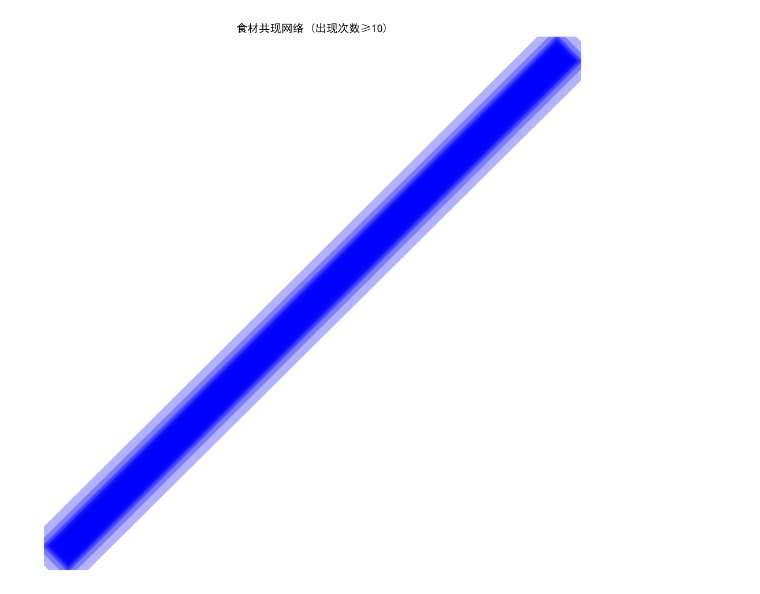
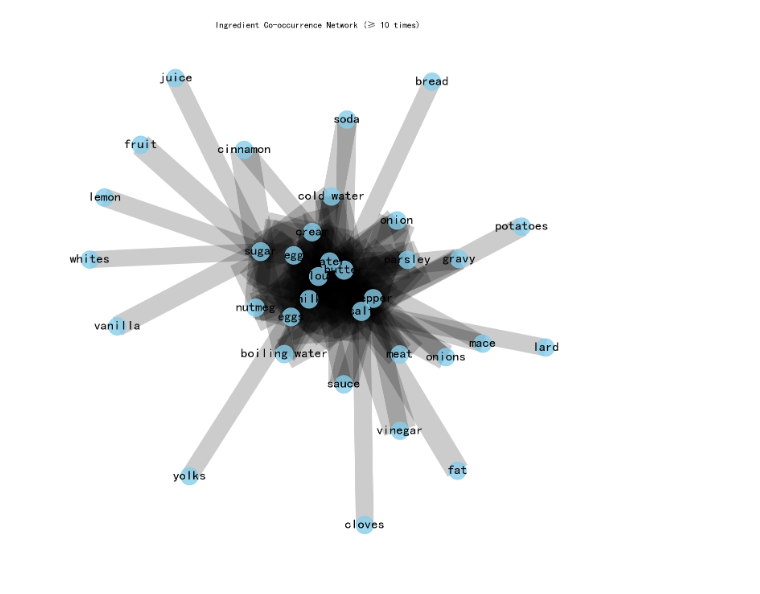
Before and after one commit to YunlongDong01/American-Cuisine-Immigration, a Jupyter notebook: json_visulization_for_all.ipynb, the cells around one changed output. Saved outputs shown, nothing was run; the diff lists cells and outputs as text; code cells hidden in the pictures.

```diff
--- a/json_visulization_for_all.ipynb
+++ b/json_visulization_for_all.ipynb
@@ -196,5 +35,5 @@ def plot_ingredient_network(df, min_count=10):
 # %%
-df_recipes, df_books = load_and_analyze("cookbooks_collection.json")
+df_recipes, df_books = load_and_analyze("cookbooks_collection_new.json")
 # %% [output]
 ==================================================
 数据集概览
@@ -275,10 +487,70 @@ white wine: 2次
 # %%
 # 可视化4：食材网络（需要networkx库）
+import networkx as nx
+
+def plot_ingredient_network(df, min_count=10, top_n=100):
+    """Plot an ingredient co-occurrence network using networkx"""
+    from itertools import combinations
+
+    # 统计共现
+    co_occurrence = defaultdict(int)
+    for ingredients in df['ingredients']:
+        for a, b in combinations(sorted(set(ingredients)), 2):
+            co_occurrence[(a, b)] += 1
+
+    # 过滤高频边
+    filtered_edges = {
+        (a, b): count
+        for (a, b), count in co_occurrence.items()
+        if count >= min_count
+    }
+
+    if not filtered_edges:
+        print(f"No ingredient pairs with frequency ≥ {min_count}")
+        return
+
+    # 构建网络
+    G = nx.Graph()
+    for (a, b), weight in filtered_edges.items():
+        G.add_edge(a, b, weight=weight)
+
+    # 可选：只保留最强 top_n 条边
+    if top_n:
+        top_edges = sorted(G.edges(data=True), key=lambda x: x[2]['weight'], reverse=True)[:top_n]
+        G = nx.Graph()
+        for a, b, attr in top_edges:
+            G.add_edge(a, b, weight=attr['weight'])
+
+    # 生成布局
+    pos = nx.spring_layout(G, k=0.5, iterations=50, seed=42)
+
+    # 提取边权重
+    edge_weights = [G[u][v]['weight'] for u, v in G.edges()]
+    node_sizes = [1000 + 5 * G.degree(n) for n in G.nodes()]
+
+    # 绘图
+    plt.figure(figsize=(14, 14))
+    nx.draw_networkx_edges(G, pos, alpha=0.2, width=[w / min_count * 0.3 for w in edge_weights])
+    nx.draw_networkx_nodes(G, pos, node_size=node_sizes, node_color="skyblue", alpha=0.8)
+    nx.draw_networkx_labels(G, pos, font_size=24)
+
+    plt.title(f"Ingredient Co-occurrence Network (≥ {min_count} times)", fontsize=16)
+    plt.axis("off")
+    plt.tight_layout()
+    plt.show()
+
+    # 打印前10高权重边
+    print("\nTop 10 Strongest Ingredient Pairs:")
+    top_10 = sorted(filtered_edges.items(), key=lambda x: x[1], reverse=True)[:10]
+    for (a, b), weight in top_10:
+        print(f"{a} - {b}: {weight} times")
+
+
 try:
     import networkx as nx
     plot_ingredient_network(df_recipes)
 except ImportError:
     print("\n提示：安装networkx可获得更好的网络可视化效果")
     print("运行: pip install networkx")
 # %% [output]
-[figure, old version]
+[figure, new version]
```
Also changed, not shown: parts of 12 cells of this notebook, 52 other files.
